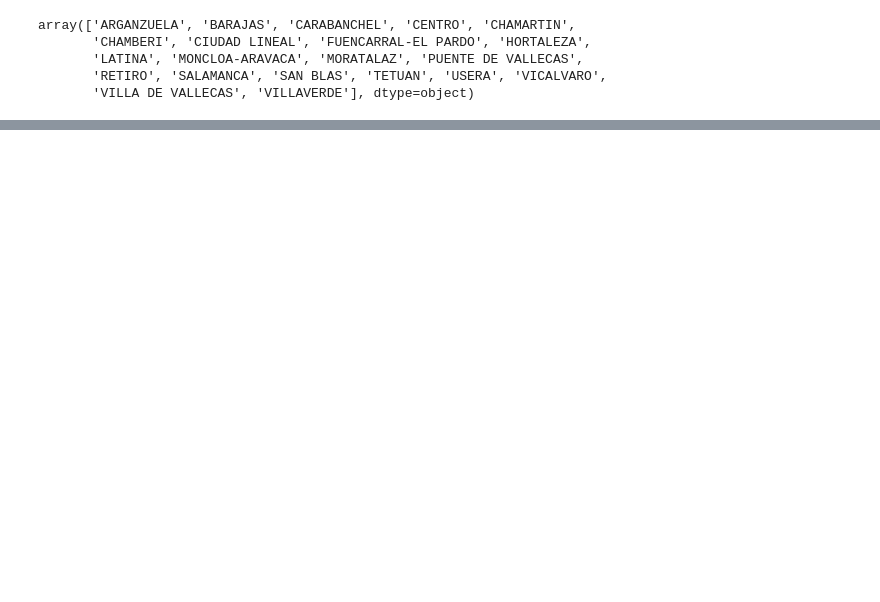
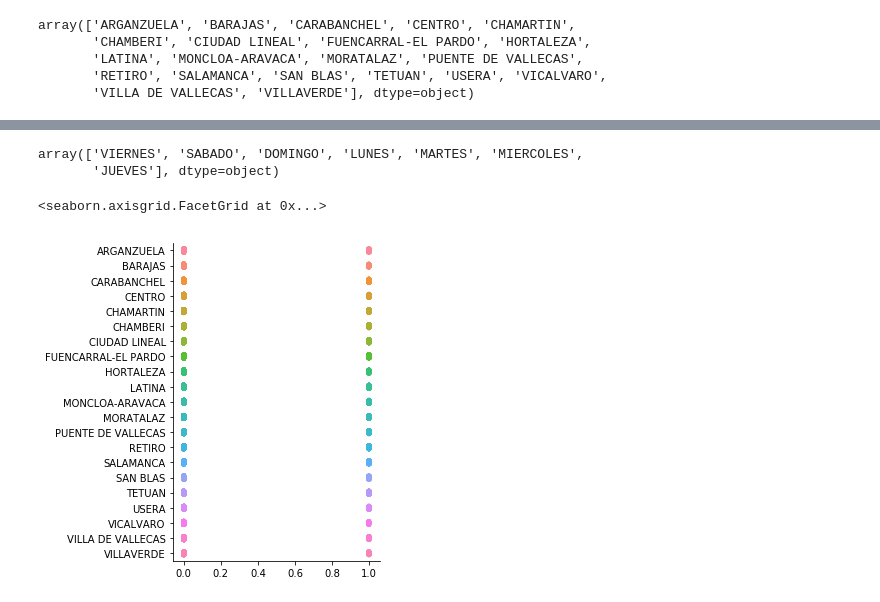
Before and after one commit to arodmas/TFM_Accident_reduction_plan_in_the_city_of_Madrid, a Jupyter notebook: 02_Desarrollo/10_final.ipynb, the cells around one changed output, grey strips where cells are left out. Drawn from its saved outputs; the diff is of its cells as text; code cells hidden in the pictures; blank space fills up the shorter version.

```diff
--- a/02_Desarrollo/10_final.ipynb
+++ b/02_Desarrollo/10_final.ipynb
@@ -1454,0 +1478,8 @@ Automatically created module for IPython interactive environment
+# %%
+visual = pd.DataFrame(model_LOGREG.predict_proba(X_test), columns=model_LOGREG.classes_)
+visual_sample = visual.sample(n=5000).reset_index(drop=True)
+# %%
+df_accs["DIA_SEMANA"].unique()
+# %% [output]
+array(['VIERNES', 'SABADO', 'DOMINGO', 'LUNES', 'MARTES', 'MIERCOLES',
+       'JUEVES'], dtype=object)
@@ -1454,0 +1488,6 @@ Automatically created module for IPython interactive environment
+# %%
+sb.catplot(data=visual_sample,kind="strip", orient="h"
+          )
+# %% [output]
+<seaborn.axisgrid.FacetGrid at 0x...>
+[figure, added]
```
Also changed, not shown: parts of 50 cells of this notebook, 1 other file.
